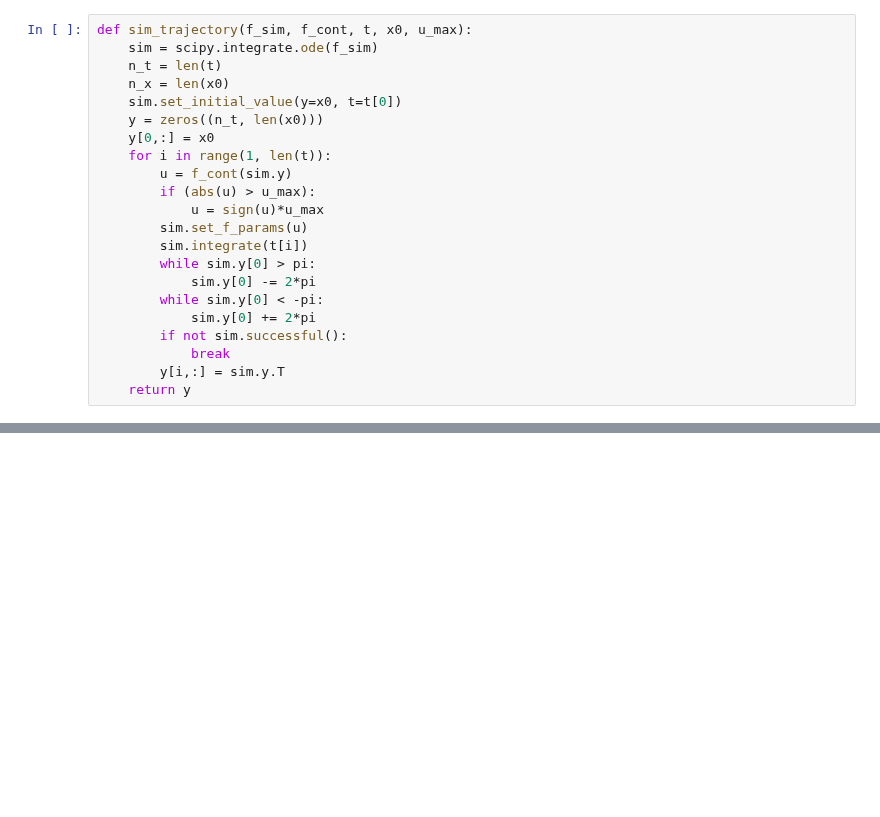
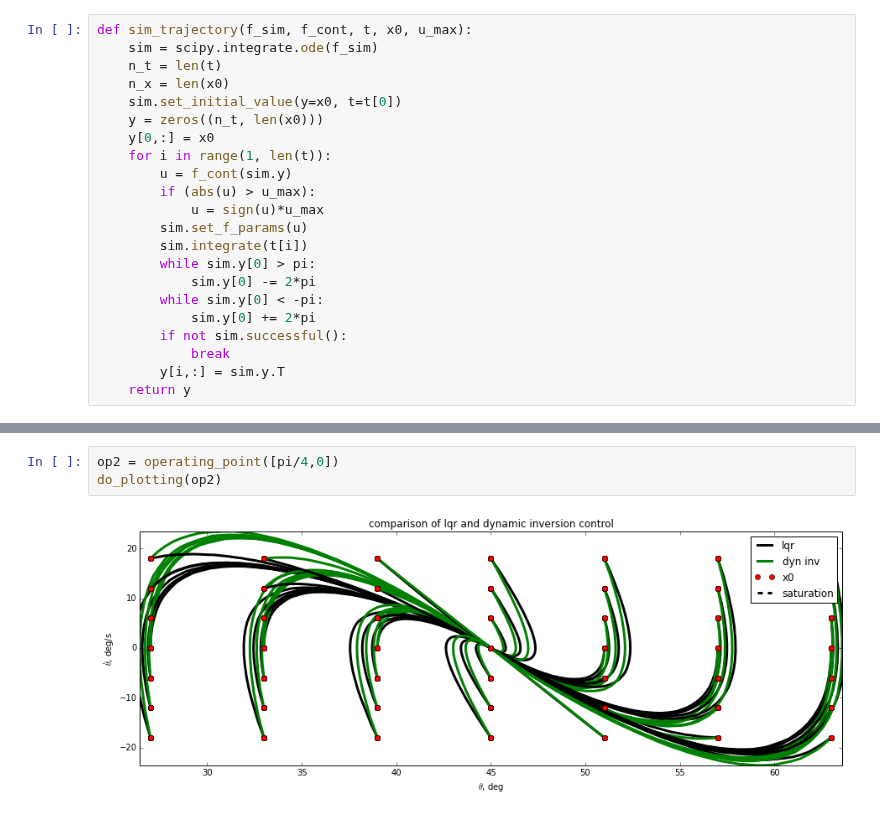
Before and after one commit to jgoppert/control-systems, a Jupyter notebook: Segway.ipynb, the cells around one changed output, grey strips where cells are left out. Drawn from its saved outputs; the diff is of its cells as text; blank space fills up the shorter version.

```diff
--- a/Segway.ipynb
+++ b/Segway.ipynb
@@ -143,0 +192,5 @@ title('comparison of lqr and dynamic inversion control')
+# %%
+op2 = operating_point([pi/4,0])
+do_plotting(op2)
+# %% [output]
+[figure, added]
```
Also changed, not shown: parts of 14 cells of this notebook, 2 other files.
